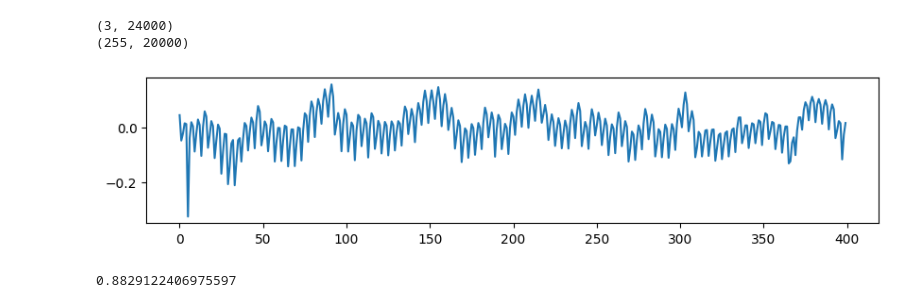
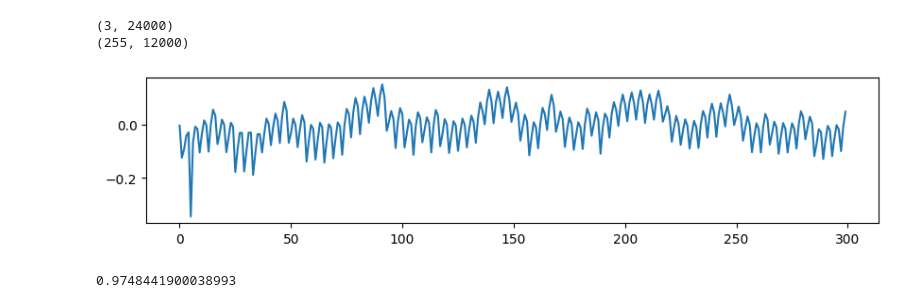
Before and after one commit to andsopwn/Neural-Network-Attack-2022, a Jupyter notebook: Float-Point-NN-Mantissa/zcoi/ReLU_get.ipynb, the cells around one changed output. Drawn from its saved outputs; the diff is of its cells as text; code cells hidden in the pictures.

Commit message:
relu timing extract

```diff
--- a/Float-Point-NN-Mantissa/zcoi/ReLU_get.ipynb
+++ b/Float-Point-NN-Mantissa/zcoi/ReLU_get.ipynb
@@ -4,7 +4,8 @@ import matplotlib.pyplot as plt
 import numpy as np
 import struct
 
-dir = '../../mnt/c/Users/louxsoen/Documents/P/Nerual-Network-SCA/Float-Point-NN-Mantissa/Trace/'
+dir = '../Trace/' # WSL 22.04.
+#dir = '../../mnt/c/Users/louxsoen/Documents/P/Nerual-Network-SCA/Float-Point-NN-Mantissa/Trace/'
 # %%
 relu = np.load(dir + 'relu.npy')
 rmlp = np.load(dir + 'mlp.npy')
@@ -12,22 +13,22 @@ print(relu.shape)
 print(rmlp.shape)
 # %% [output]
 (3, 24000)
-(255, 20000)
+(255, 12000)
 # %%
 
-cutsize = 400
+cutsize = 300
 strsize = 0
 cutR = np.zeros([2, cutsize])
-cutR[0] = relu[1][strsize:strsize + cutsize]
+cutR[0] = relu[1][strsize:strsize + cutsize] # middle
 cutR[1] = relu[2][strsize:strsize + cutsize]
 
 plt.figure(figsize=(10,2))
 plt.plot(cutR[0])
 plt.show()
 
 print(np.corrcoef(cutR[0], cutR[1])[0,1])
 if cutsize + strsize > 1050:    print("OVER SHOOT")
 # %% [output]
-[figure, old version]
+[figure, new version]
-0.8829122406975597
+0.9748441900038993
 # %%
```
Also changed, not shown: parts of 5 cells of this notebook, 18 other files.
